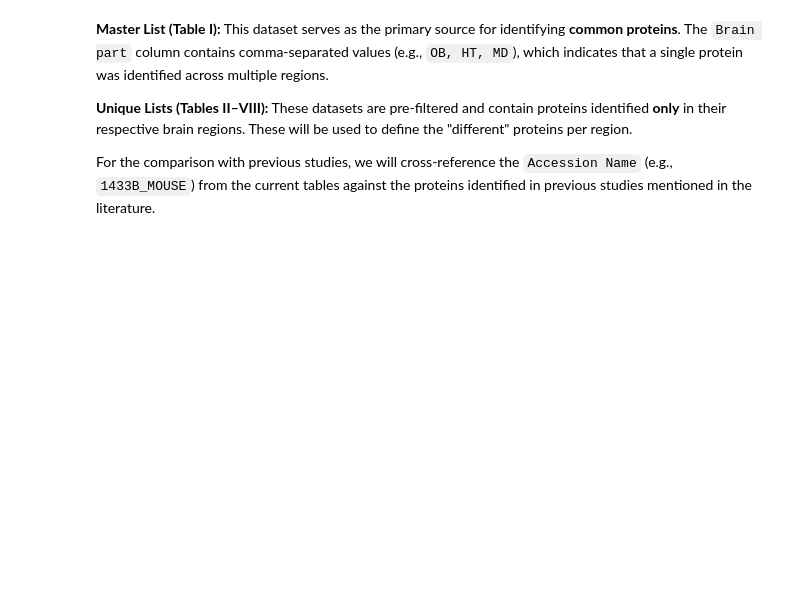
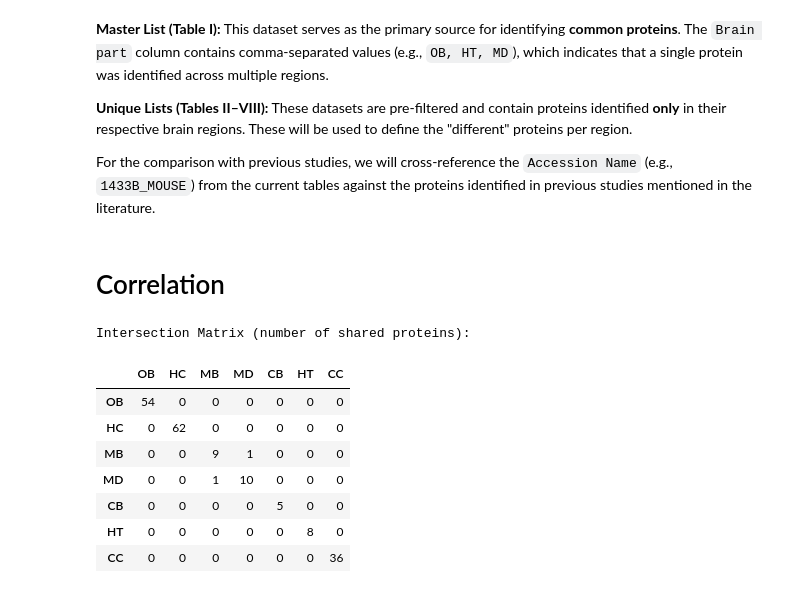
Before and after one commit to ikotsov/proteomic-analysis, a Jupyter notebook: notebooks/data_exploration.ipynb, the cells around one changed output. Cells and saved outputs as stored; diff of their text form; code cells hidden in the pictures; blank space fills up the shorter version.

```diff
--- a/notebooks/data_exploration.ipynb
+++ b/notebooks/data_exploration.ipynb
@@ -147,3 +149,5 @@ The **Subcellular localisation** column is descriptive for protein function and
 **Unique Lists (Tables II–VIII):** These datasets are pre-filtered and contain proteins identified **only** in their respective brain regions. These will be used to define the "different" proteins per region.
 
 For the comparison with previous studies, we will cross-reference the `Accession Name` (e.g., `1433B_MOUSE`) from the current tables against the proteins identified in previous studies mentioned in the literature.
+# %% [markdown]
+# Correlation
@@ -149,0 +169,21 @@ For the comparison with previous studies, we will cross-reference the `Accession
+# %%
+for r1 in regions:
+    for r2 in regions:
+        # Set intersection (&) finds proteins present in BOTH sets
+        common_count = len(protein_sets[r1] & protein_sets[r2])
+        matrix.loc[r1, r2] = common_count
+
+print("Intersection Matrix (number of shared proteins):")
+display(matrix)
+# Convert the matrix dtypes from 'object' to 'int'
+matrix = matrix.astype(int)
+# %% [output]
+Intersection Matrix (number of shared proteins):
+|  | OB | HC | MB | MD | CB | HT | CC |
+| OB | 54 | 0 | 0 | 0 | 0 | 0 | 0 |
+| HC | 0 | 62 | 0 | 0 | 0 | 0 | 0 |
+| MB | 0 | 0 | 9 | 1 | 0 | 0 | 0 |
+| MD | 0 | 0 | 1 | 10 | 0 | 0 | 0 |
+| CB | 0 | 0 | 0 | 0 | 5 | 0 | 0 |
+| HT | 0 | 0 | 0 | 0 | 0 | 8 | 0 |
+| CC | 0 | 0 | 0 | 0 | 0 | 0 | 36 |
```
Also changed, not shown: parts of 7 cells of this notebook.
